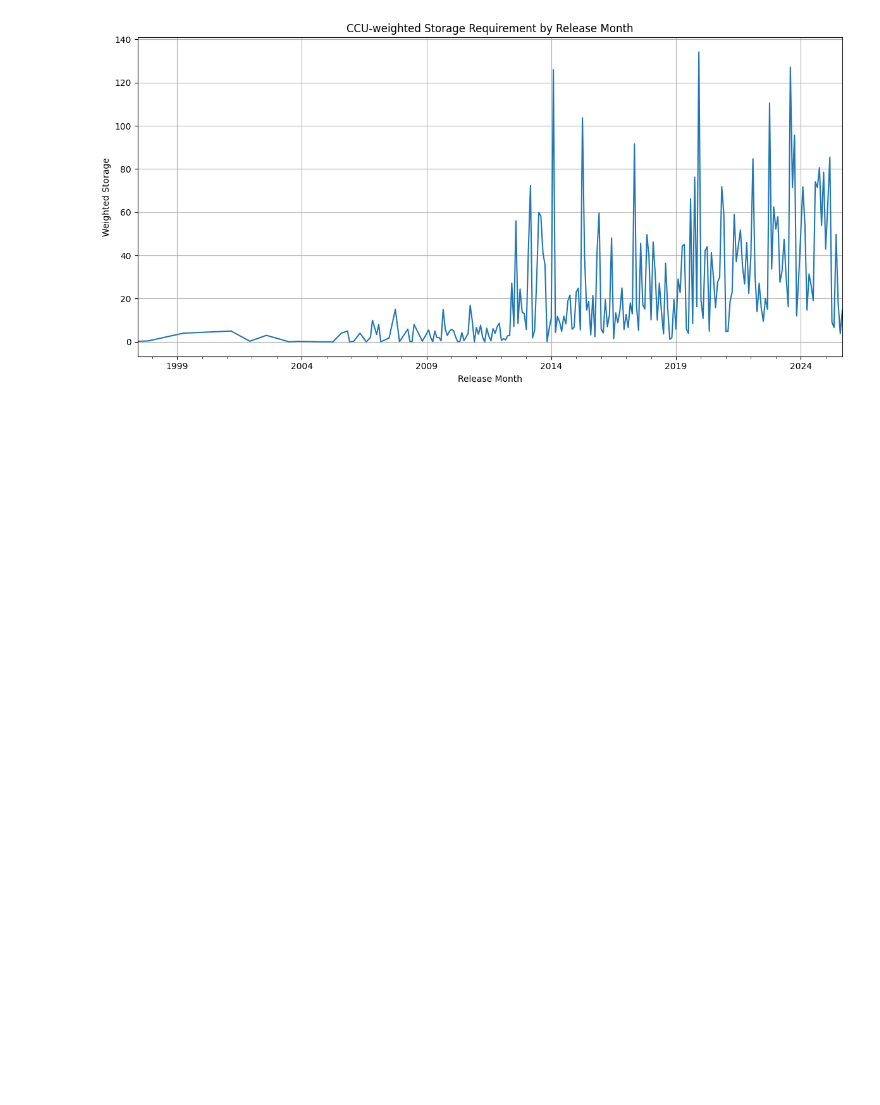
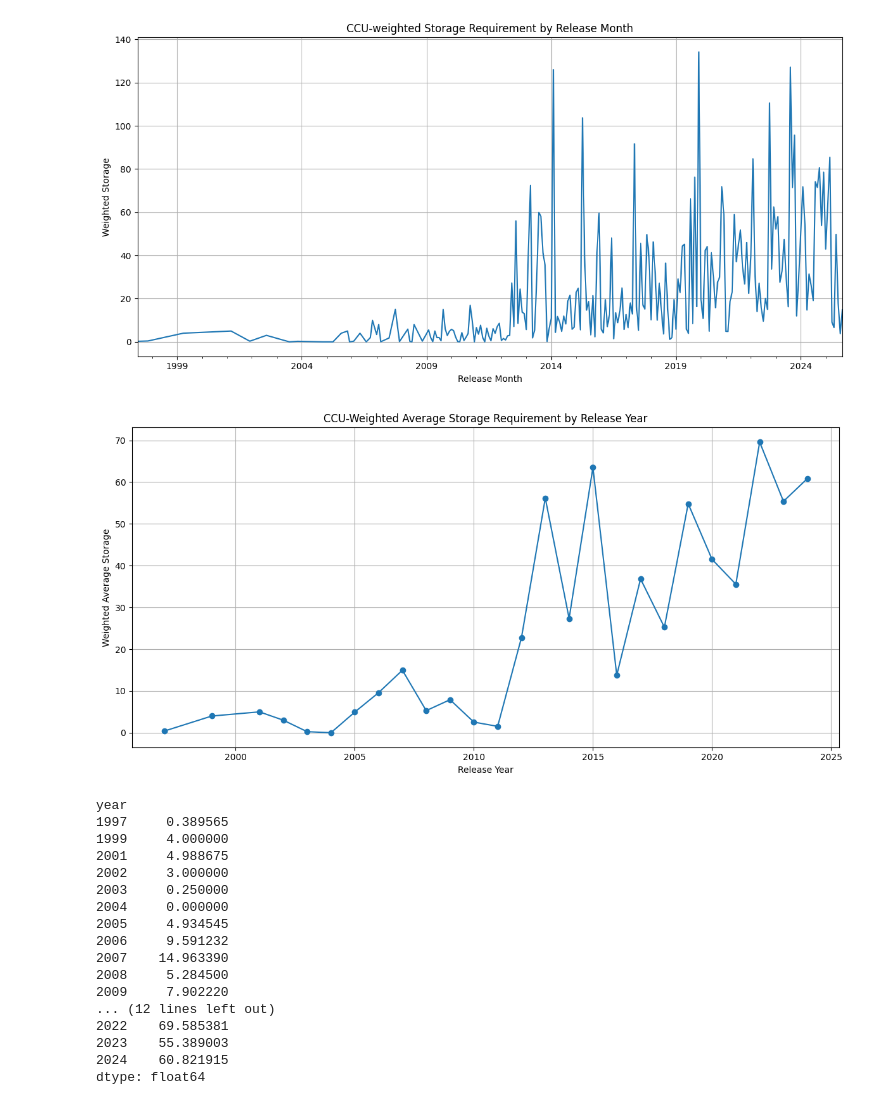
Before and after one commit to Augustus31/steam-data-analysis, a Jupyter notebook: ccu.ipynb, the cells around one changed output. Drawn from its saved outputs; the diff is of its cells as text; code cells hidden in the pictures; blank space fills up the shorter version.

Commit message:
Added by year as well

```diff
--- a/ccu.ipynb
+++ b/ccu.ipynb
@@ -92,3 +92,47 @@ plt.tight_layout()
 plt.show()
 # %% [output]
 [figure]
+# %%
+# Year
+df['year'] = df['release_date'].dt.year
+
+# Keep only 2024 and earlier
+df_year = df[df['year'] <= 2024]
+
+# CCU-weighted average storage by year
+yearly_storage = (
+    df_year.groupby('year')
+           .apply(lambda g: (g['storage'] * g['peak_ccu']).sum()
+                            / g['peak_ccu'].sum())
+)
+
+# Plot
+plt.figure(figsize=(12, 6))
+yearly_storage.plot(marker='o')
+plt.title('CCU-Weighted Average Storage Requirement by Release Year')
+plt.xlabel('Release Year')
+plt.ylabel('Weighted Average Storage')
+plt.grid(True)
+plt.tight_layout()
+plt.show()
+
+print(yearly_storage)
+# %% [output]
+[figure, added]
+year
+1997     0.389565
+1999     4.000000
+2001     4.988675
+2002     3.000000
+2003     0.250000
+2004     0.000000
+2005     4.934545
+2006     9.591232
+2007    14.963390
+2008     5.284500
+2009     7.902220
+... (12 lines left out)
+2022    69.585381
+2023    55.389003
+2024    60.821915
+dtype: float64
```
